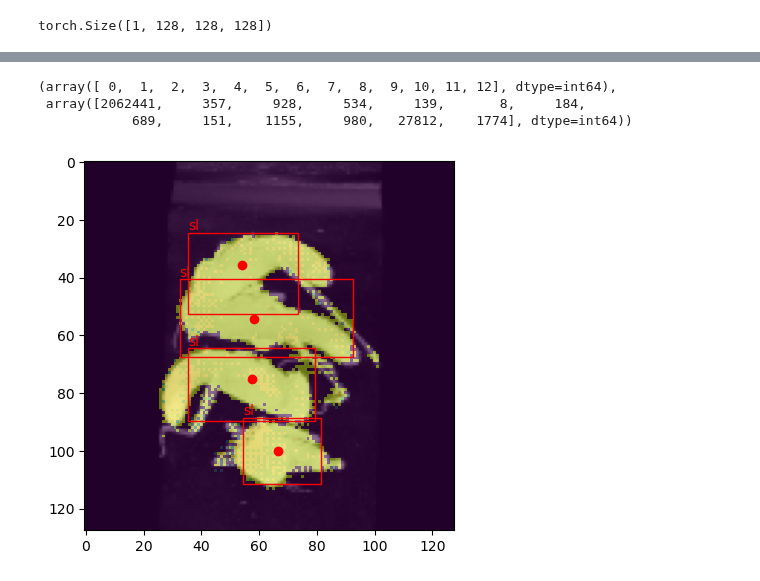
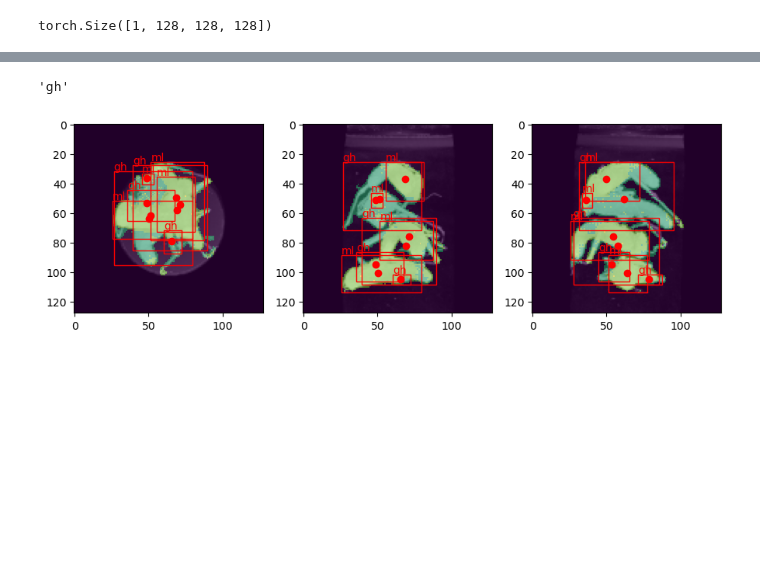
Before and after one commit to R0ner/cnn-context, a Jupyter notebook: notebooks/bn-13-seg-eval.ipynb, the cells around one changed output, grey strips where cells are left out. Cells and saved outputs as stored; diff of their text form; code cells hidden in the pictures; blank space fills up the shorter version.

```diff
--- a/notebooks/bn-13-seg-eval.ipynb
+++ b/notebooks/bn-13-seg-eval.ipynb
@@ -89,7 +95,7 @@ config
  'wandb': True}
 # %%
 model = get_model("")
-checkpoint = torch.load(f"{run_dir}/cpts/r18_e120_best.cpt")
+checkpoint = torch.load(f"{run_dir}/cpts/r18_e29_best.cpt")
 model.load_state_dict(checkpoint["model_state_dict"])
 model.eval()
 del checkpoint
@@ -124,5 +160,6 @@ mixset = BNSetMix("../data/BugNIST_DATA/validation")
 # %%
-volume = mixset[12][0]
+idx = 12
+volume = mixset[idx][0]
 volume = volume[:, :, 14:-14, 14:-14]
 show_volume(volume, size=3)
 volume.size()
@@ -166,41 +185,41 @@ def seg_to_bbox(out):
 # %%
 pred = seg_to_bbox(out)
+
+classes, counts = np.unique(pred["pred"][0].argmax(axis=0), return_counts=True)
+
+classes, counts = classes[1:], counts[1:]
+class_names[classes[counts.argmax()]-1]
+# %% [output]
+'gh'
-# %%
-np.unique(pred['pred'][0].argmax(axis=0), return_counts=True)
-# %% [output]
-(array([ 0,  1,  2,  3,  4,  5,  6,  7,  8,  9, 10, 11, 12], dtype=int64),
- array([2062441,     357,     928,     534,     139,       8,     184,
-            689,     151,    1155,     980,   27812,    1774], dtype=int64))
 # %%
-from matplotlib.patches import Rectangle
-import matplotlib.pyplot as plt
+fig, axs = plt.subplots(1, 3, figsize=(9, 3), tight_layout=True)
+for a in range(3):
+    ax = axs[a]
 
-class_names = list(name_legend.keys())
-a = 2
+    # fig, ax = plt.subplots(figsize=(10, 10))
 
-#fig, ax = plt.subplots(figsize=(10, 10))
-fig, ax = plt.subplots()
-ax.imshow(volume[0].numpy().max(axis=a), cmap='gray')
-ax.imshow(pred['pred'][0].argmax(axis=0).max(axis=a), alpha=0.5, interpolation='none')
-for box, center, label in zip(pred['boxes'], pred['centers'], pred['labels']):
-    if a == 0:
-        center = (center[2] - 0.5, center[1] - 0.5)
-        xy = (box[2] - 0.5, box[1] - 0.5)
-        height = box[4] - box[1]
-        width = box[5] - box[2]
-    elif a == 1:
-        center = (center[2] - 0.5, center[0] - 0.5)
-        xy = (box[2] - 0.5, box[0] - 0.5)
-        height = box[3] - box[0]
-        width = box[5] - box[2]
-    else:
-        center = (center[1] - 0.5, center[0] - 0.5)
-        xy = (box[1] - 0.5, box[0] - 0.5)
-        height = box[3] - box[0]
-        width = box[4] - box[1]
-    ax.add_patch(
-        Rectangle(xy, width, height, edgecolor='r', facecolor='none'))
-    ax.plot(center[0], center[1], 'ro')
-    ax.text(xy[0], xy[1] - 1, class_names[label - 1], color='r')
+    ax.imshow(volume[0].numpy().max(axis=a), cmap="gray")
+    ax.imshow(
+        pred["pred"][0].argmax(axis=0).max(axis=a), alpha=0.5, interpolation="none"
+    )
+    for box, center, label in zip(pred["boxes"], pred["centers"], pred["labels"]):
+        if a == 0:
+            center = (center[2] - 0.5, center[1] - 0.5)
+            xy = (box[2] - 0.5, box[1] - 0.5)
+            height = box[4] - box[1]
+            width = box[5] - box[2]
+        elif a == 1:
+            center = (center[2] - 0.5, center[0] - 0.5)
+            xy = (box[2] - 0.5, box[0] - 0.5)
+            height = box[3] - box[0]
+            width = box[5] - box[2]
+        else:
+            center = (center[1] - 0.5, center[0] - 0.5)
+            xy = (box[1] - 0.5, box[0] - 0.5)
+            height = box[3] - box[0]
+            width = box[4] - box[1]
+        ax.add_patch(Rectangle(xy, width, height, edgecolor="r", facecolor="none"))
+        ax.plot(center[0], center[1], "ro")
+        ax.text(xy[0], xy[1] - 1, class_names[label - 1], color="r")
 # %% [output]
-[figure, old version]
+[figure, new version]
```
Also changed, not shown: parts of 17 cells of this notebook, 3 other files.
